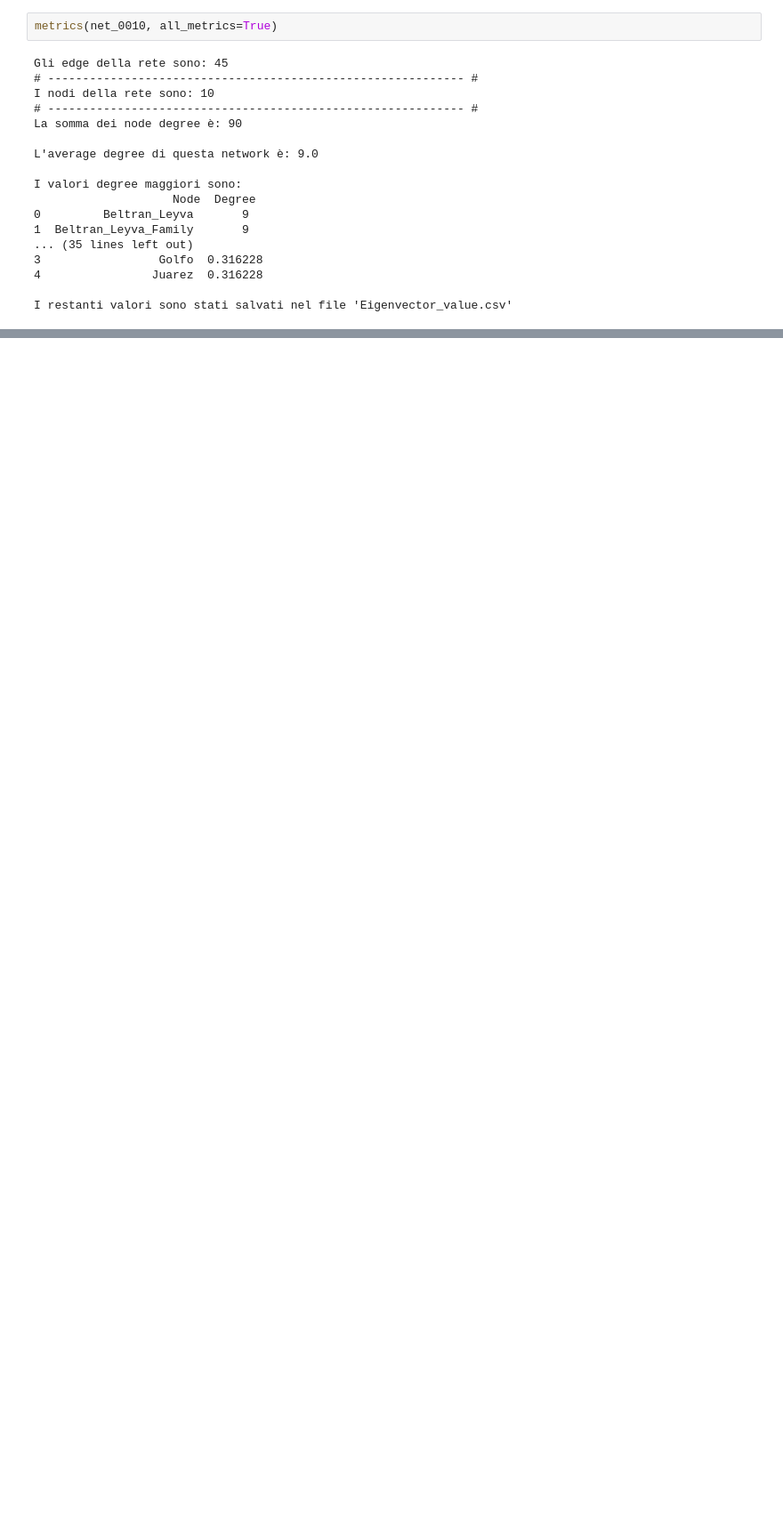
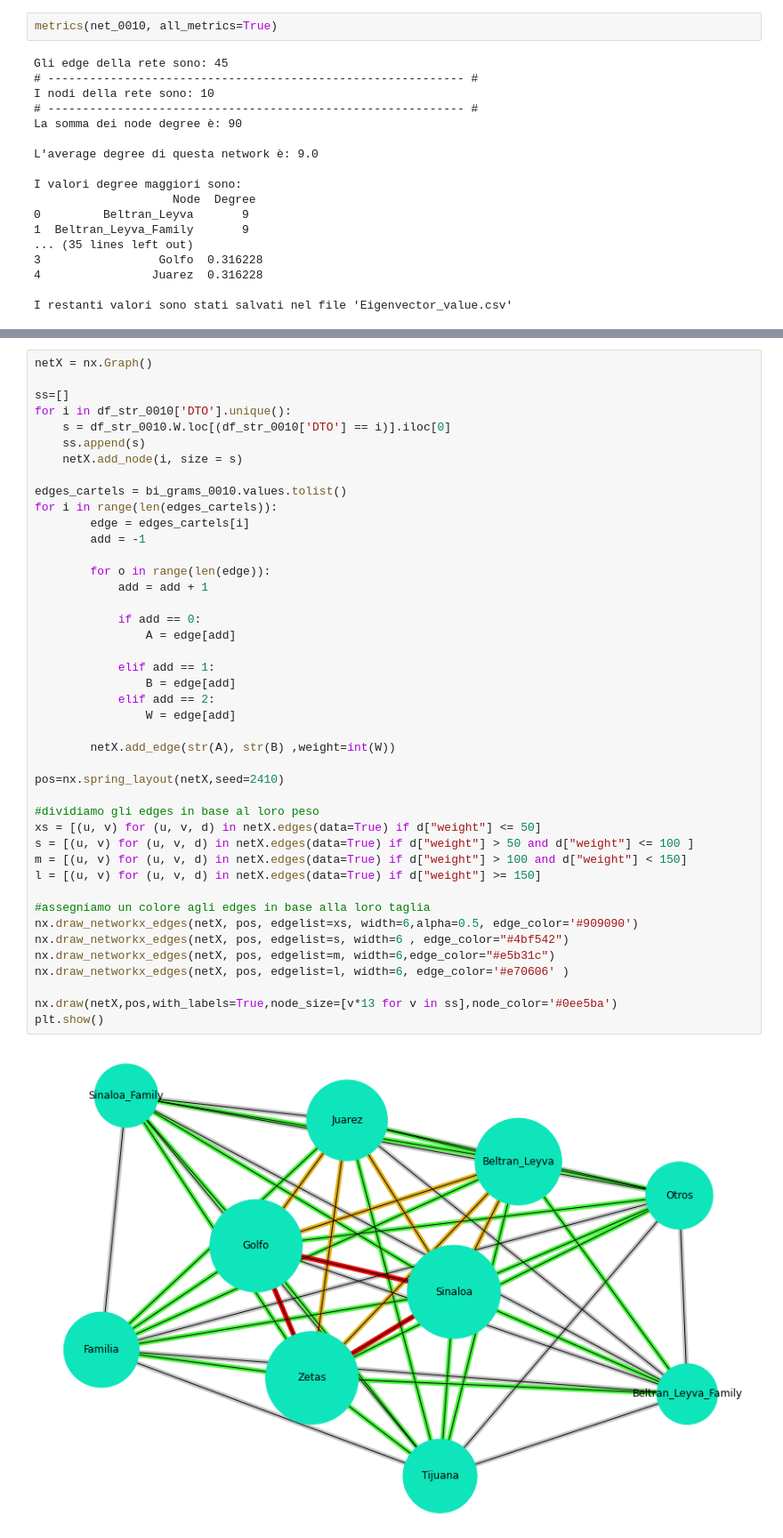
Before and after one commit to emacarta/Mexico-Drug-Traffic-Activities, a Jupyter notebook: Mexican_Drug_Cartell_Analysis.ipynb, the cells around one changed output, grey strips where cells are left out. Shown at 89% size. Drawn from its saved outputs; the diff is of its cells as text; blank space fills up the shorter version.

```diff
--- a/Mexican_Drug_Cartell_Analysis.ipynb
+++ b/Mexican_Drug_Cartell_Analysis.ipynb
@@ -1571,0 +1612,45 @@ I restanti valori sono stati salvati nel file 'Eigenvector_value.csv'
+# %%
+netX = nx.Graph()
+
+ss=[]
+for i in df_str_0010['DTO'].unique():
+    s = df_str_0010.W.loc[(df_str_0010['DTO'] == i)].iloc[0]
+    ss.append(s)
+    netX.add_node(i, size = s)
+
+edges_cartels = bi_grams_0010.values.tolist()
+for i in range(len(edges_cartels)):
+        edge = edges_cartels[i]
+        add = -1
+
+        for o in range(len(edge)):
+            add = add + 1
+
+            if add == 0:
+                A = edge[add]
+
+            elif add == 1:
+                B = edge[add]
+            elif add == 2:
+                W = edge[add]
+
+        netX.add_edge(str(A), str(B) ,weight=int(W))
+
+pos=nx.spring_layout(netX,seed=2410)
+
+#dividiamo gli edges in base al loro peso
+xs = [(u, v) for (u, v, d) in netX.edges(data=True) if d["weight"] <= 50]
+s = [(u, v) for (u, v, d) in netX.edges(data=True) if d["weight"] > 50 and d["weight"] <= 100 ]
+m = [(u, v) for (u, v, d) in netX.edges(data=True) if d["weight"] > 100 and d["weight"] < 150]
+l = [(u, v) for (u, v, d) in netX.edges(data=True) if d["weight"] >= 150]
+
+#assegniamo un colore agli edges in base alla loro taglia
+nx.draw_networkx_edges(netX, pos, edgelist=xs, width=6,alpha=0.5, edge_color='#909090')
+nx.draw_networkx_edges(netX, pos, edgelist=s, width=6 , edge_color="#4bf542")
+nx.draw_networkx_edges(netX, pos, edgelist=m, width=6,edge_color="#e5b31c")
+nx.draw_networkx_edges(netX, pos, edgelist=l, width=6, edge_color='#e70606' )
+
+nx.draw(netX,pos,with_labels=True,node_size=[v*13 for v in ss],node_color='#0ee5ba')
+plt.show()
+# %% [output]
+[figure, added]
```
Also changed, not shown: parts of 11 cells of this notebook.
